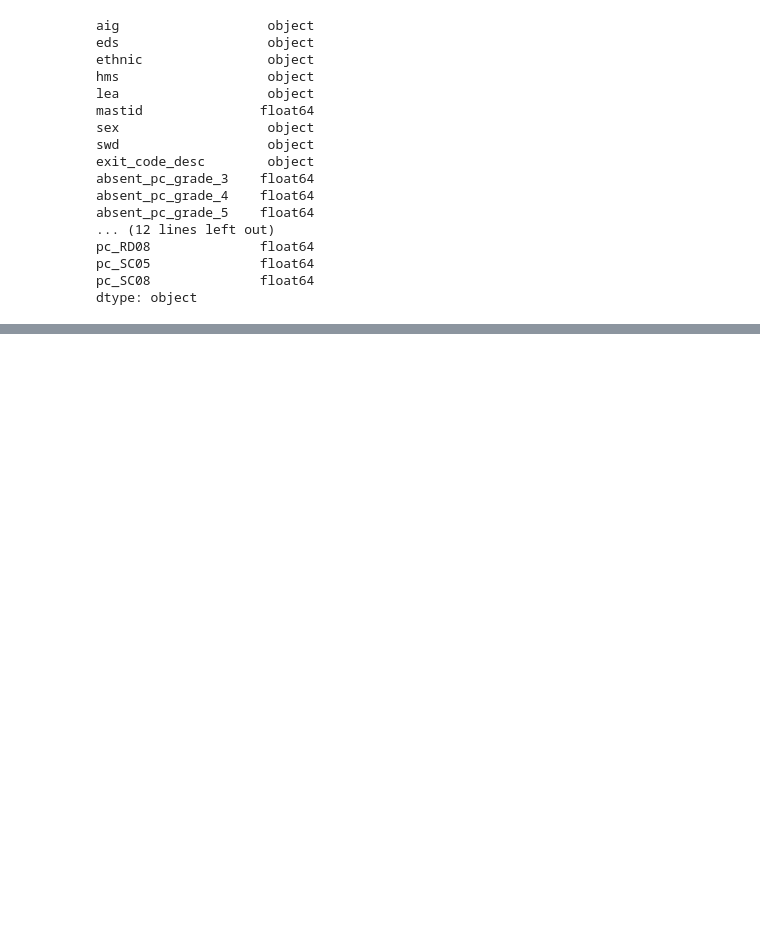
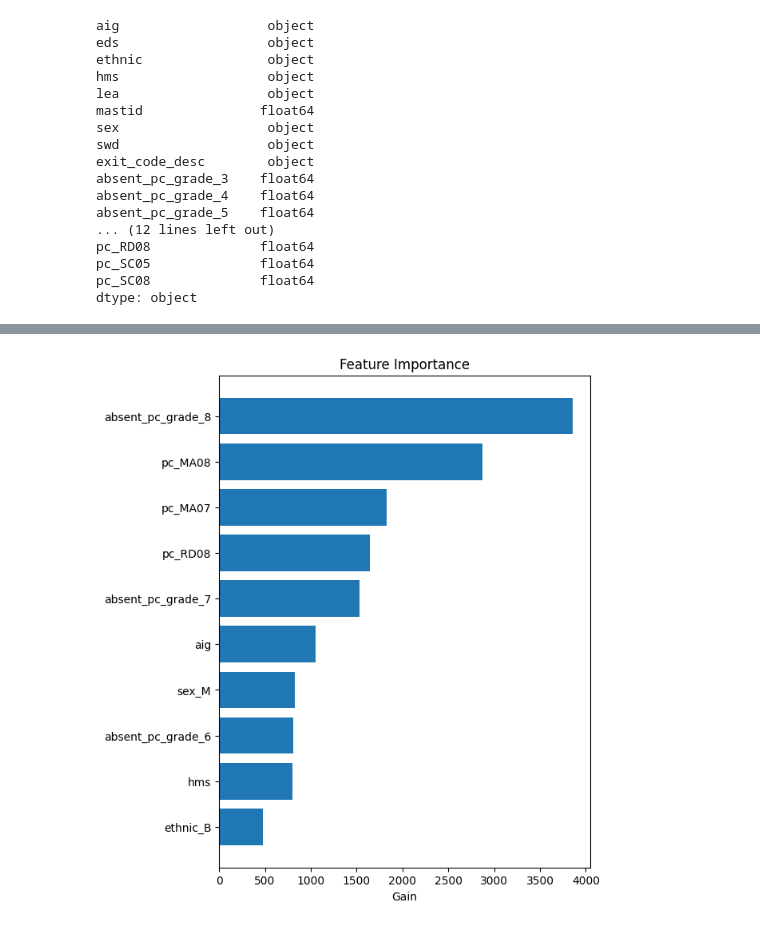
Before and after one commit to dmatten1/ncerdc-model, a Jupyter notebook: model/xgboost.ipynb, the cells around one changed output, grey strips where cells are left out. Saved outputs shown, nothing was run; the diff lists cells and outputs as text; code cells hidden in the pictures; blank space fills up the shorter version.

```diff
--- a/model/xgboost.ipynb
+++ b/model/xgboost.ipynb
@@ -247,0 +256,13 @@ Confusion Matrix:
+# %%
+# Feature Importance (gain)
+importance = bst_final.get_score(importance_type="gain")
+items = sorted(importance.items(), key=lambda x: x[1], reverse=True)[:10]
+feat, score = zip(*items)
+plt.figure(figsize=(6, 8))
+plt.barh(feat, score)
+plt.gca().invert_yaxis()
+plt.title("Feature Importance")
+plt.xlabel("Gain")
+plt.show()
+# %% [output]
+[figure, added]
```
Also changed, not shown: parts of 9 cells of this notebook, 9 other files.
